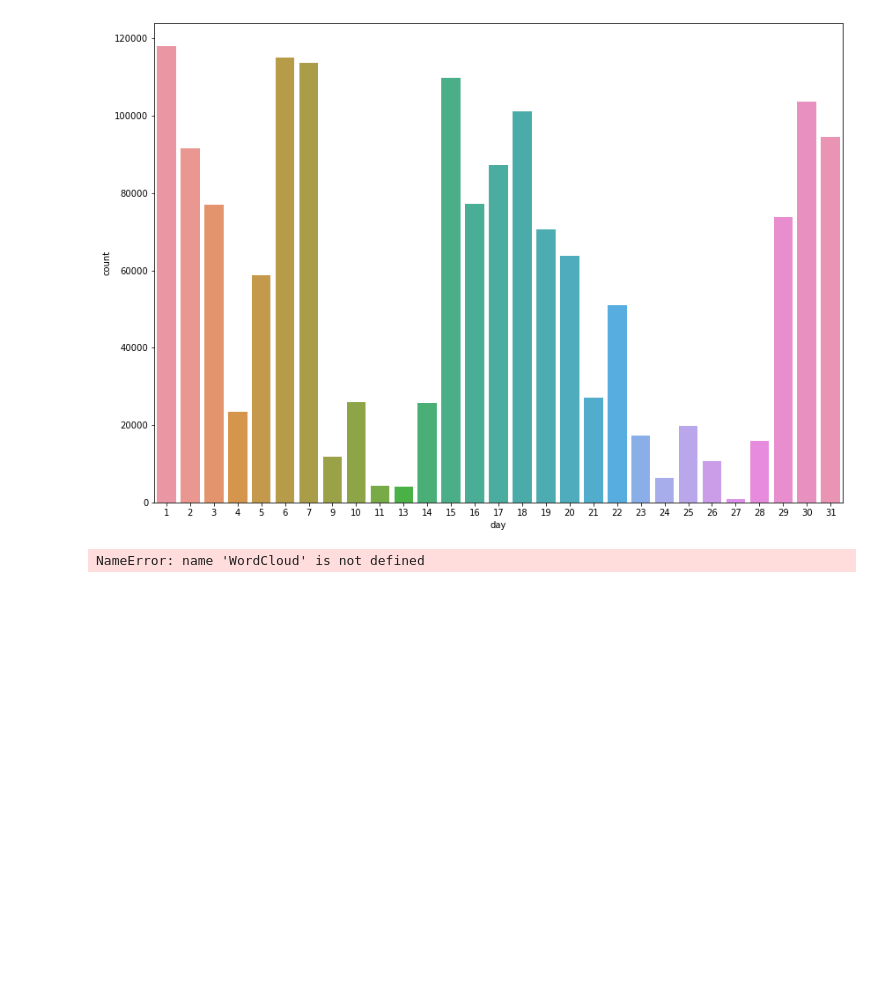
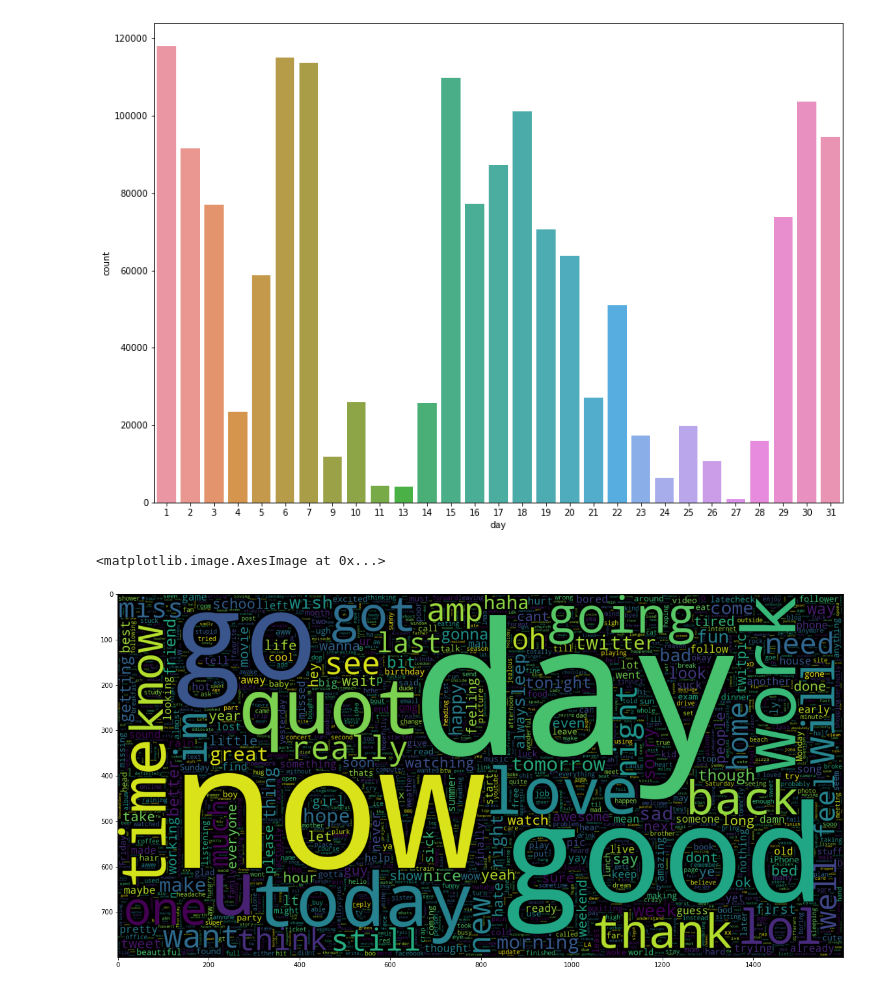
Before and after one commit to textSolver34761/ML-NLP, a Jupyter notebook: Untitled.ipynb, the cells around one changed output. Drawn from its saved outputs; the diff is of its cells as text; code cells hidden in the pictures; blank space fills up the shorter version.

Commit message:
Nuage de mot

```diff
--- a/Untitled.ipynb
+++ b/Untitled.ipynb
@@ -62,10 +63,12 @@ sns.countplot("day",data=fichier)
 <AxesSubplot:xlabel='day', ylabel='count'>
 [figure]
 # %%
-data_pos = fichier['text'][800000:]
-wc = WordCloud(max_words = 1000 , width = 1600 , height = 800,
-              collocations=False).generate(" ".join(data_pos))
+#Nuage de mots
+data = fichier['text']
+wc = WordCloud(max_words = 1000000 , width = 1600 , height = 800,
+collocations=False).generate(" ".join(data_pos))
 plt.figure(figsize = (20,20))
 plt.imshow(wc)
 # %% [output]
-NameError: name 'WordCloud' is not defined
+<matplotlib.image.AxesImage at 0x...>
+[figure, added]
```
Also changed, not shown: parts of 2 cells of this notebook, 1 other file.
